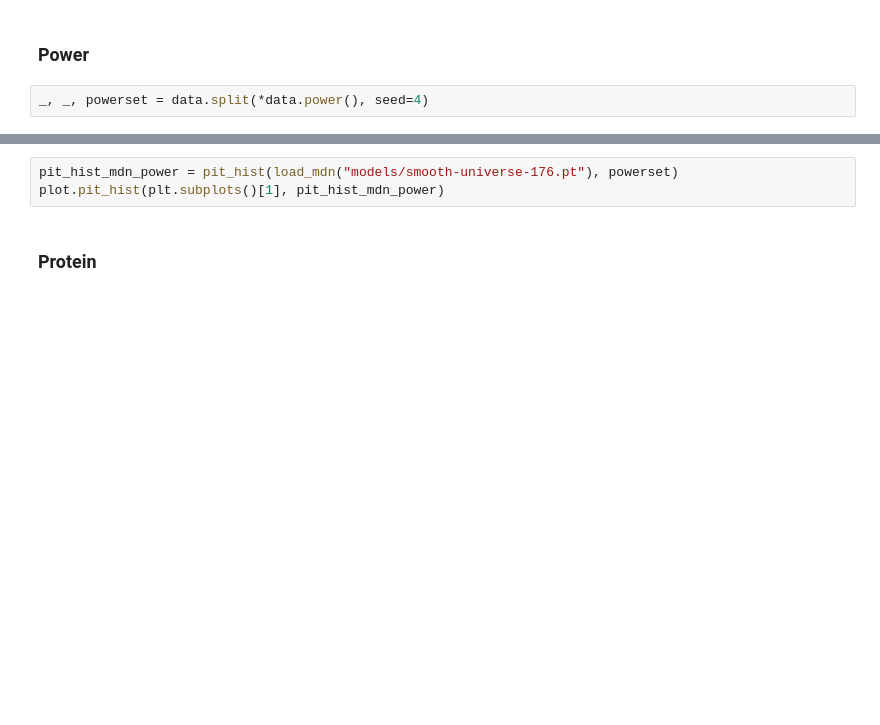
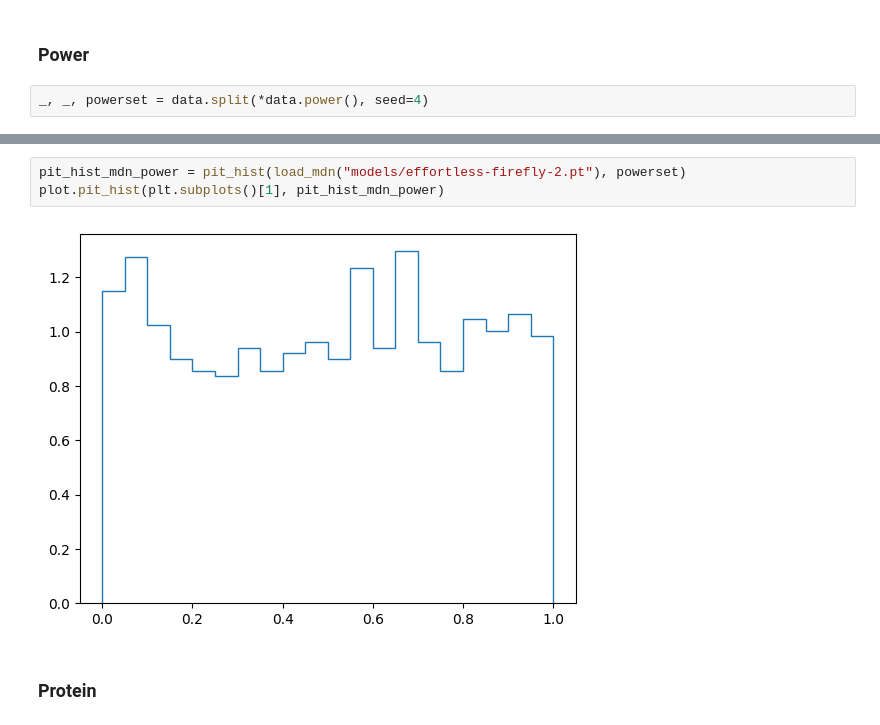
Before and after one commit to podondra/calibration, a Jupyter notebook: experiment.ipynb, the cells around one changed output, grey strips where cells are left out. Saved outputs shown, nothing was run; the diff lists cells and outputs as text; blank space fills up the shorter version.

```diff
--- a/experiment.ipynb
+++ b/experiment.ipynb
@@ -178,6 +289,8 @@ diagnose(pit_hist_de_power)
 # %%
-pit_hist_mdn_power = pit_hist(load_mdn("models/smooth-universe-176.pt"), powerset)
+pit_hist_mdn_power = pit_hist(load_mdn("models/effortless-firefly-2.pt"), powerset)
 plot.pit_hist(plt.subplots()[1], pit_hist_mdn_power)
+# %% [output]
+[figure, added]
 # %% [markdown]
 ### Protein
 # %%
```
Also changed, not shown: parts of 22 cells of this notebook.
